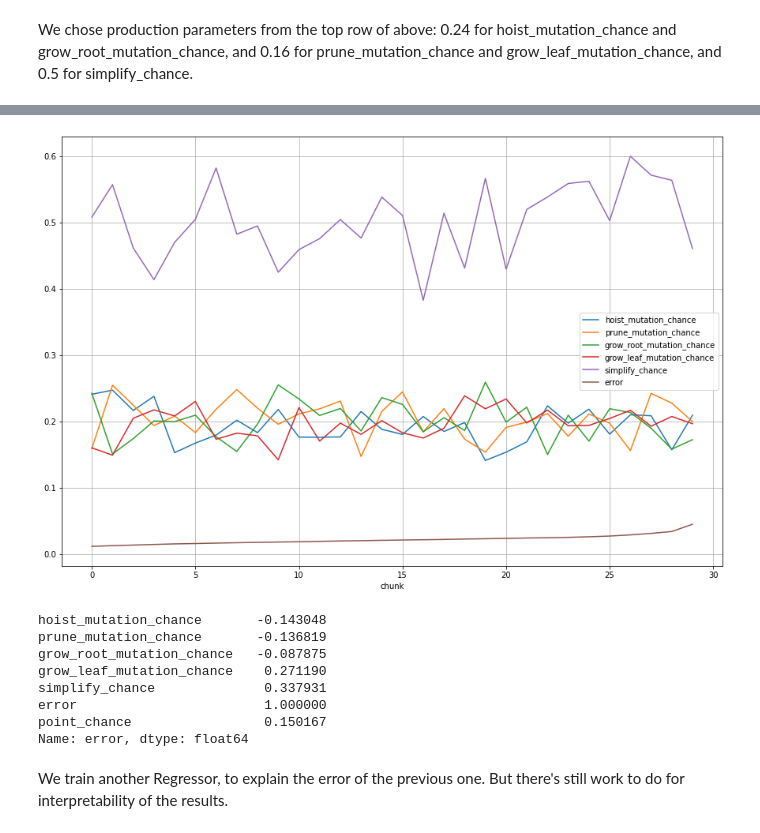
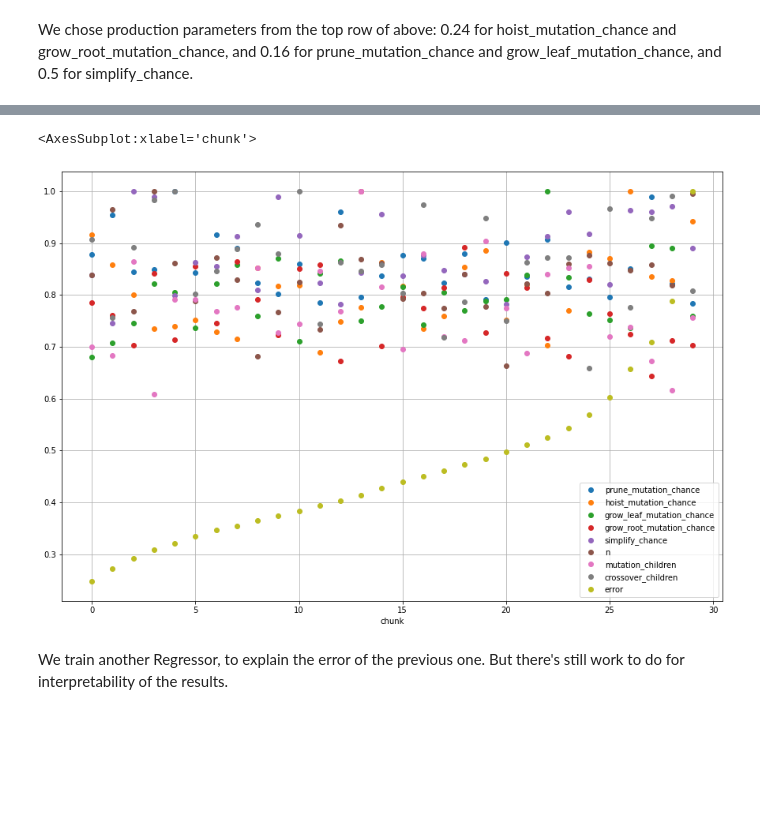
Before and after one commit to danuker/symreg, a Jupyter notebook: Metaopt.ipynb, the cells around one changed output, grey strips where cells are left out. Cells and saved outputs as stored; diff of their text form; code cells hidden in the pictures; blank space fills up the shorter version.

```diff
--- a/Metaopt.ipynb
+++ b/Metaopt.ipynb
@@ -107,20 +171,10 @@ resdf.plot(y = ['hoist_mutation_chance', 'prune_mutation_chance', 'grow_root_mut
 # %%
 noerror = final_res.iloc[:, :-2]
-noerror.plot(figsize=(15, 10), grid=True)
-noerror /= noerror.mean()
+noerror /= noerror.max()
+noerror.plot(figsize=(15, 10), grid=True, style='o')
 # %% [output]
+<AxesSubplot:xlabel='chunk'>
-[figure, old version]
+[figure, new version]
-# %%
-final_res.iloc[:, :-1].corr('spearman')['error']
-# %% [output]
-hoist_mutation_chance       -0.143048
-prune_mutation_chance       -0.136819
-grow_root_mutation_chance   -0.087875
-grow_leaf_mutation_chance    0.271190
-simplify_chance              0.337931
-error                        1.000000
-point_chance                 0.150167
-Name: error, dtype: float64
 # %% [markdown]
 We train another Regressor, to explain the error of the previous one. But there's still work to do for interpretability of the results.
 # %%
```
Also changed, not shown: parts of 12 cells of this notebook, 3 other files.
